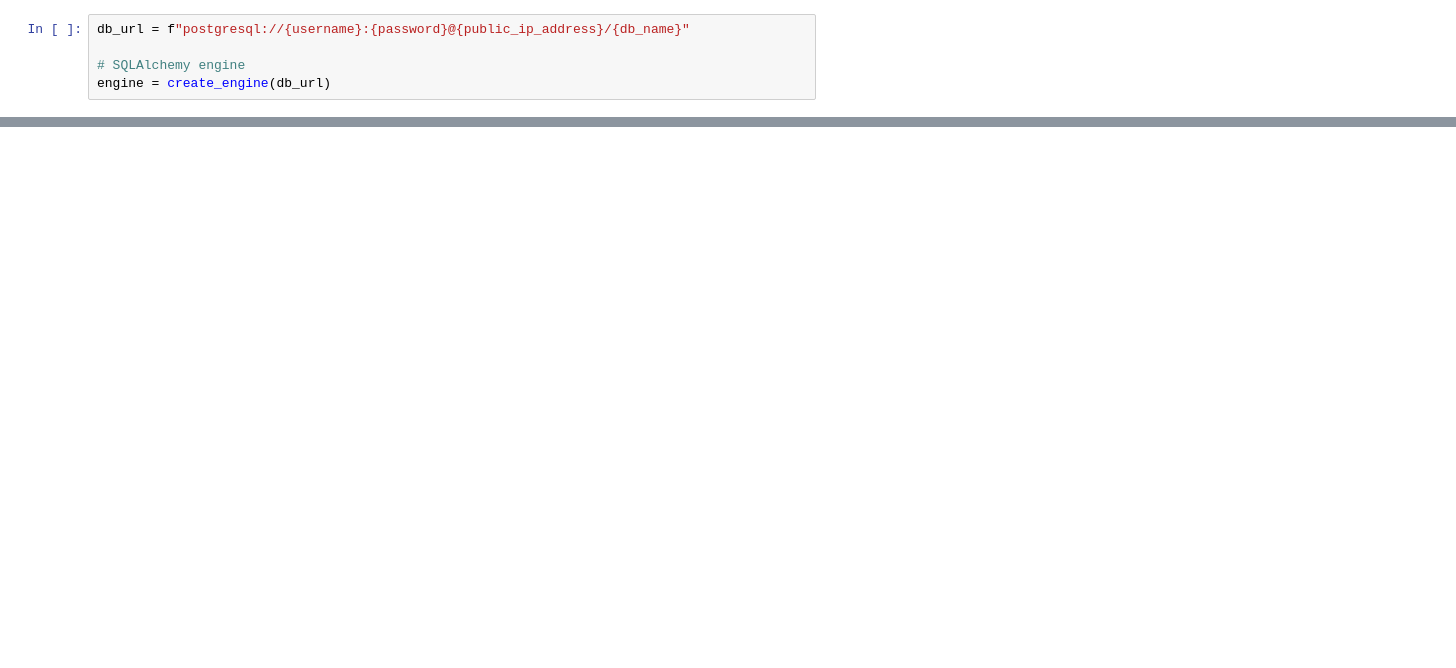
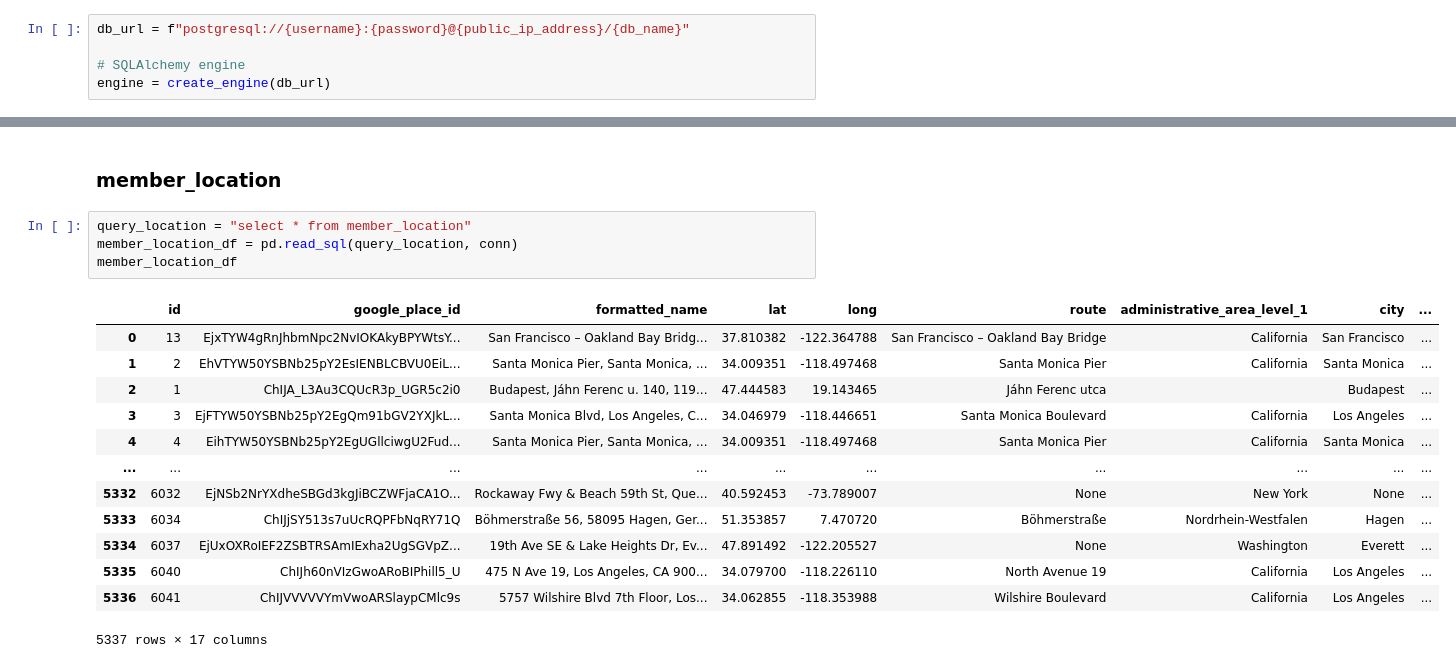
Before and after one commit to GMB-Interns/ETL, a Jupyter notebook: gcloud_etl_pipeline/ETL_Python_Goolge Cloud_Connection.ipynb, the cells around one changed output, grey strips where cells are left out. Saved outputs shown, nothing was run; the diff lists cells and outputs as text; blank space fills up the shorter version.

```diff
--- a/gcloud_etl_pipeline/ETL_Python_Goolge Cloud_Connection.ipynb
+++ b/gcloud_etl_pipeline/ETL_Python_Goolge Cloud_Connection.ipynb
@@ -114,0 +249,20 @@ biling_paymentcustomer_anonydf.to_sql('billing_paymentcustomer_anonymized', engi
+# %% [markdown]
+### member_location
+# %%
+query_location = "select * from member_location"
+member_location_df = pd.read_sql(query_location, conn)
+member_location_df
+# %% [output]
+|  | id | google_place_id | formatted_name | lat | long | route | administrative_area_level_1 | city | ... |
+| 0 | 13 | EjxTYW4gRnJhbmNpc2NvIOKAkyBPYWtsY... | San Francisco – Oakland Bay Bridg... | 37.810382 | -122.364788 | San Francisco – Oakland Bay Bridge | California | San Francisco | ... |
+| 1 | 2 | EhVTYW50YSBNb25pY2EsIENBLCBVU0EiL... | Santa Monica Pier, Santa Monica, ... | 34.009351 | -118.497468 | Santa Monica Pier | California | Santa Monica | ... |
+| 2 | 1 | ChIJA_L3Au3CQUcR3p_UGR5c2i0 | Budapest, Jáhn Ferenc u. 140, 119... | 47.444583 | 19.143465 | Jáhn Ferenc utca |  | Budapest | ... |
+| 3 | 3 | EjFTYW50YSBNb25pY2EgQm91bGV2YXJkL... | Santa Monica Blvd, Los Angeles, C... | 34.046979 | -118.446651 | Santa Monica Boulevard | California | Los Angeles | ... |
+| 4 | 4 | EihTYW50YSBNb25pY2EgUGllciwgU2Fud... | Santa Monica Pier, Santa Monica, ... | 34.009351 | -118.497468 | Santa Monica Pier | California | Santa Monica | ... |
+| ... | ... | ... | ... | ... | ... | ... | ... | ... | ... |
+| 5332 | 6032 | EjNSb2NrYXdheSBGd3kgJiBCZWFjaCA1O... | Rockaway Fwy & Beach 59th St, Que... | 40.592453 | -73.789007 | None | New York | None | ... |
+| 5333 | 6034 | ChIJjSY513s7uUcRQPFbNqRY71Q | Böhmerstraße 56, 58095 Hagen, Ger... | 51.353857 | 7.470720 | Böhmerstraße | Nordrhein-Westfalen | Hagen | ... |
+| 5334 | 6037 | EjUxOXRoIEF2ZSBTRSAmIExha2UgSGVpZ... | 19th Ave SE & Lake Heights Dr, Ev... | 47.891492 | -122.205527 | None | Washington | Everett | ... |
+| 5335 | 6040 | ChIJh60nVIzGwoARoBIPhill5_U | 475 N Ave 19, Los Angeles, CA 900... | 34.079700 | -118.226110 | North Avenue 19 | California | Los Angeles | ... |
+| 5336 | 6041 | ChIJVVVVVYmVwoARSlaypCMlc9s | 5757 Wilshire Blvd 7th Floor, Los... | 34.062855 | -118.353988 | Wilshire Boulevard | California | Los Angeles | ... |
+5337 rows × 17 columns
```
Also changed, not shown: parts of 33 cells of this notebook.
